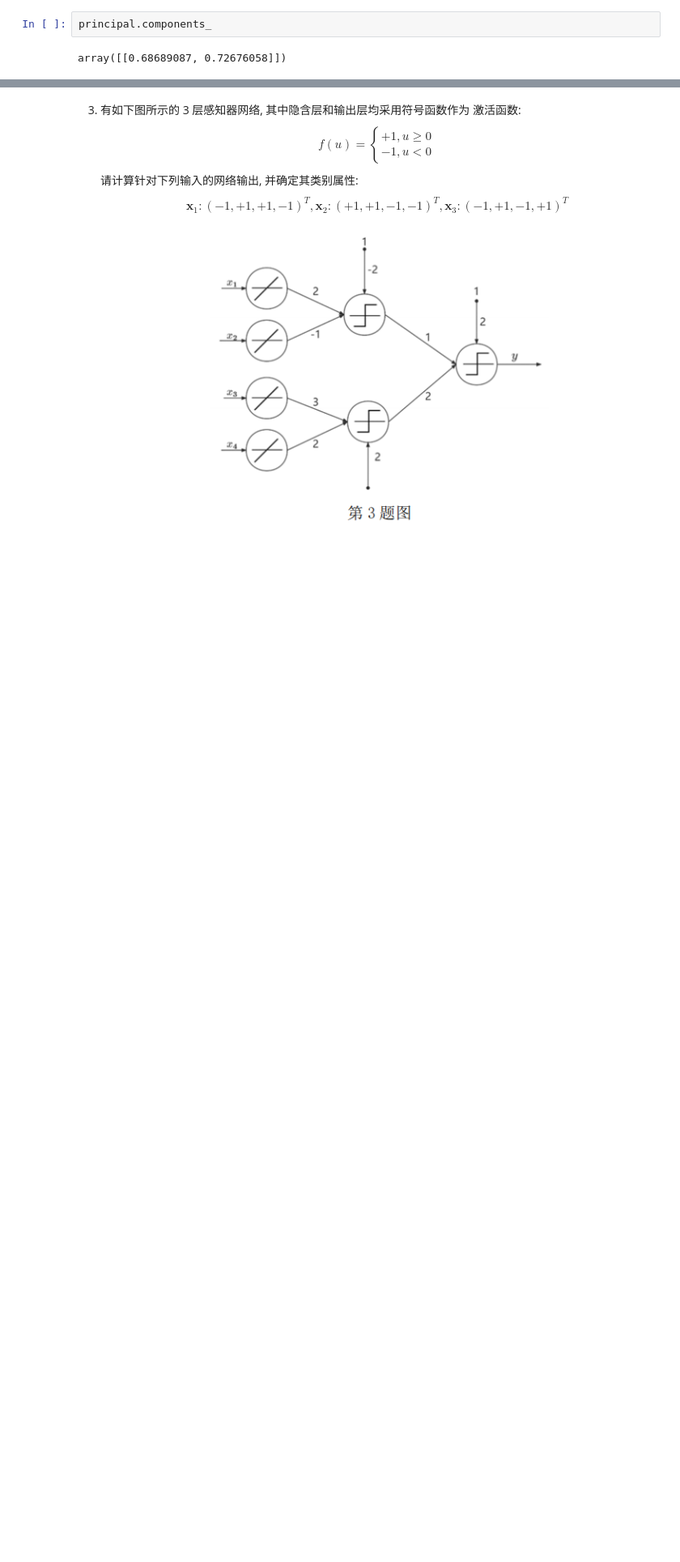
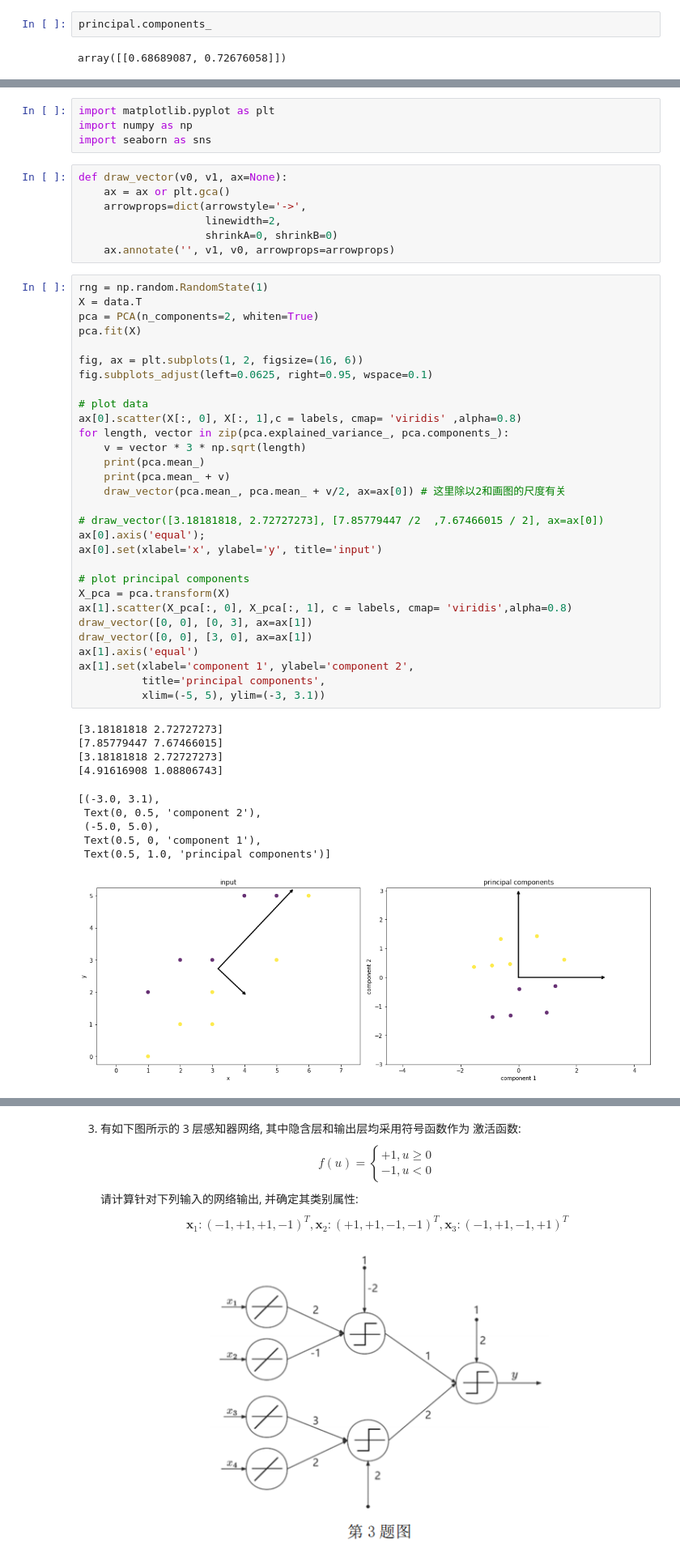
Before and after one commit to XuRui314/MIT_6.036_homework_zxr, a Jupyter notebook: 模式识别作业二.ipynb, the cells around one changed output, grey strips where cells are left out. Shown: that part at 81% size. Drawn from its saved outputs; the diff is of its cells as text; blank space fills up the shorter version.

```diff
--- a/模式识别作业二.ipynb
+++ b/模式识别作业二.ipynb
@@ -230,0 +267,52 @@ array([[0.68689087, 0.72676058]])
+# %%
+import matplotlib.pyplot as plt
+import numpy as np
+import seaborn as sns
+# %%
+def draw_vector(v0, v1, ax=None):
+    ax = ax or plt.gca()
+    arrowprops=dict(arrowstyle='->',
+                    linewidth=2,
+                    shrinkA=0, shrinkB=0)
+    ax.annotate('', v1, v0, arrowprops=arrowprops)
+# %%
+rng = np.random.RandomState(1)
+X = data.T
+pca = PCA(n_components=2, whiten=True)
+pca.fit(X)
+
+fig, ax = plt.subplots(1, 2, figsize=(16, 6))
+fig.subplots_adjust(left=0.0625, right=0.95, wspace=0.1)
+
+# plot data
+ax[0].scatter(X[:, 0], X[:, 1],c = labels, cmap= 'viridis' ,alpha=0.8)
+for length, vector in zip(pca.explained_variance_, pca.components_):
+    v = vector * 3 * np.sqrt(length)
+    print(pca.mean_)
+    print(pca.mean_ + v)
+    draw_vector(pca.mean_, pca.mean_ + v/2, ax=ax[0]) # 这里除以2和画图的尺度有关
+
+# draw_vector([3.18181818, 2.72727273], [7.85779447 /2  ,7.67466015 / 2], ax=ax[0])
+ax[0].axis('equal');
+ax[0].set(xlabel='x', ylabel='y', title='input')
+
+# plot principal components
+X_pca = pca.transform(X)
+ax[1].scatter(X_pca[:, 0], X_pca[:, 1], c = labels, cmap= 'viridis',alpha=0.8)
+draw_vector([0, 0], [0, 3], ax=ax[1])
+draw_vector([0, 0], [3, 0], ax=ax[1])
+ax[1].axis('equal')
+ax[1].set(xlabel='component 1', ylabel='component 2',
+          title='principal components',
+          xlim=(-5, 5), ylim=(-3, 3.1))
+# %% [output]
+[3.18181818 2.72727273]
+[7.85779447 7.67466015]
+[3.18181818 2.72727273]
+[4.91616908 1.08806743]
+[(-3.0, 3.1),
+ Text(0, 0.5, 'component 2'),
+ (-5.0, 5.0),
+ Text(0.5, 0, 'component 1'),
+ Text(0.5, 1.0, 'principal components')]
+[figure, added]
```
Also changed, not shown: parts of 20 cells of this notebook.
